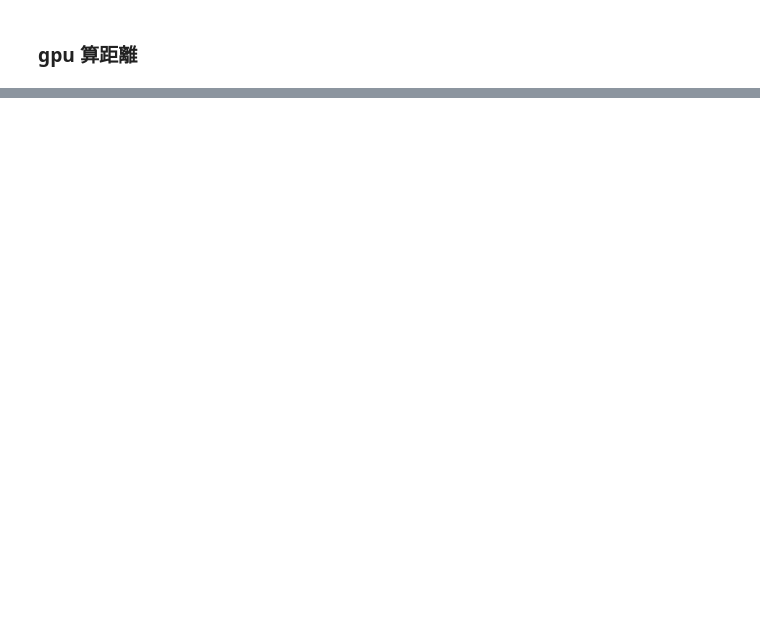
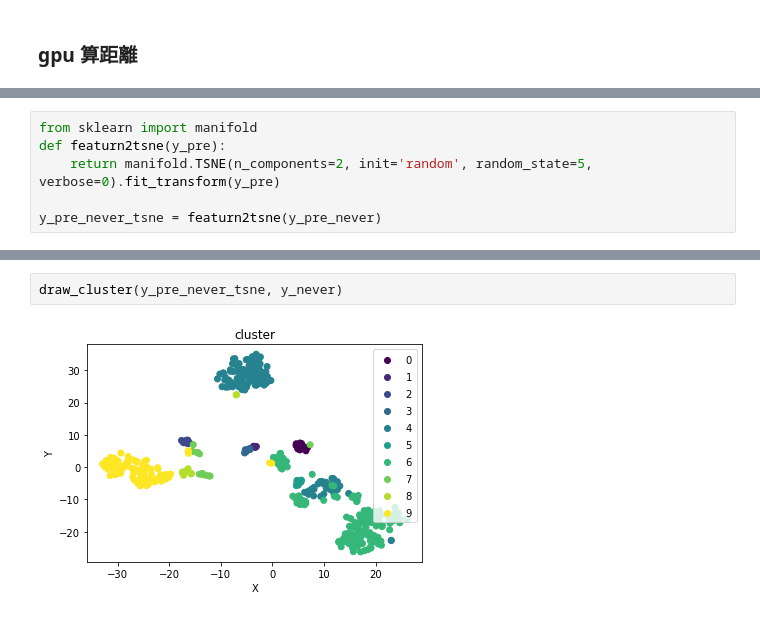
Before and after one commit to a07458666/simsiamfacenet, a Jupyter notebook: evaluationFeatureVertor.ipynb, the cells around one changed output, grey strips where cells are left out. Cells and saved outputs as stored; diff of their text form; blank space fills up the shorter version.

```diff
--- a/evaluationFeatureVertor.ipynb
+++ b/evaluationFeatureVertor.ipynb
@@ -376,0 +484,6 @@ NameError: name 'y_pre' is not defined
+# %%
+from sklearn import manifold
+def featurn2tsne(y_pre):
+    return manifold.TSNE(n_components=2, init='random', random_state=5, verbose=0).fit_transform(y_pre)
+
+y_pre_never_tsne = featurn2tsne(y_pre_never)
@@ -376,0 +505,4 @@ NameError: name 'y_pre' is not defined
+# %%
+draw_cluster(y_pre_never_tsne, y_never)
+# %% [output]
+[figure, added]
```
Also changed, not shown: parts of 21 cells of this notebook.
